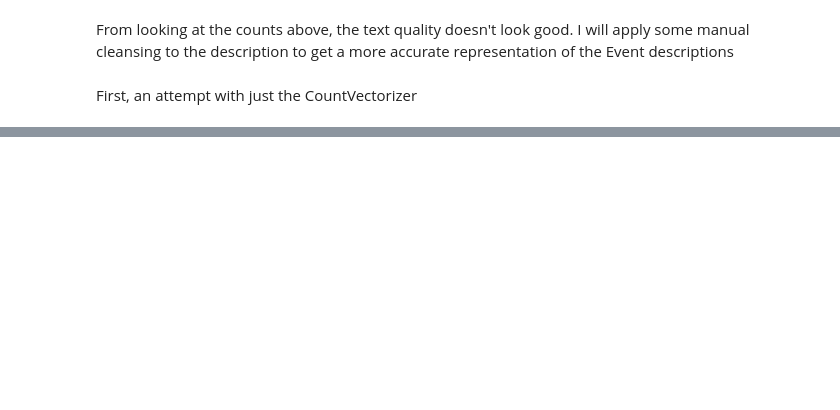
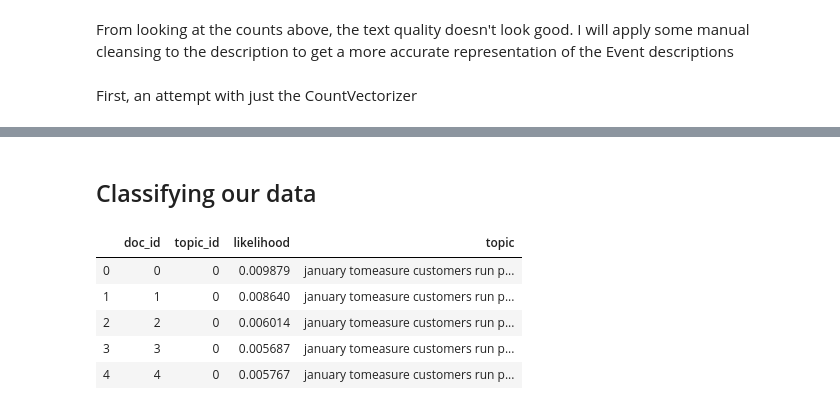
Before and after one commit to amaralcs/meetup_eda, a Jupyter notebook: event_categorisation.ipynb, the cells around one changed output, grey strips where cells are left out. Saved outputs shown, nothing was run; the diff lists cells and outputs as text; code cells hidden in the pictures; blank space fills up the shorter version.

```diff
--- a/event_categorisation.ipynb
+++ b/event_categorisation.ipynb
@@ -362,0 +344,10 @@ topic
+# %% [markdown]
+## Classifying our data
+# %%
+# Creates DF with mapping between topic # and topic names
+topic_df = (
+    pd.DataFrame(tfidf_topics)
+    .T
+    .reset_index()
+    .rename(columns={'index':'topic_id', 0: 'topic'})
+)
@@ -362,0 +371,9 @@ topic
+# %%
+pyl_topics.groupby(level=0).max().head()
+# %% [output]
+|  | doc_id | topic_id | likelihood | topic |
+| 0 | 0 | 0 | 0.009879 | january tomeasure customers run p... |
+| 1 | 1 | 0 | 0.008640 | january tomeasure customers run p... |
+| 2 | 2 | 0 | 0.006014 | january tomeasure customers run p... |
+| 3 | 3 | 0 | 0.005687 | january tomeasure customers run p... |
+| 4 | 4 | 0 | 0.005767 | january tomeasure customers run p... |
```
Also changed, not shown: parts of 38 cells of this notebook.
